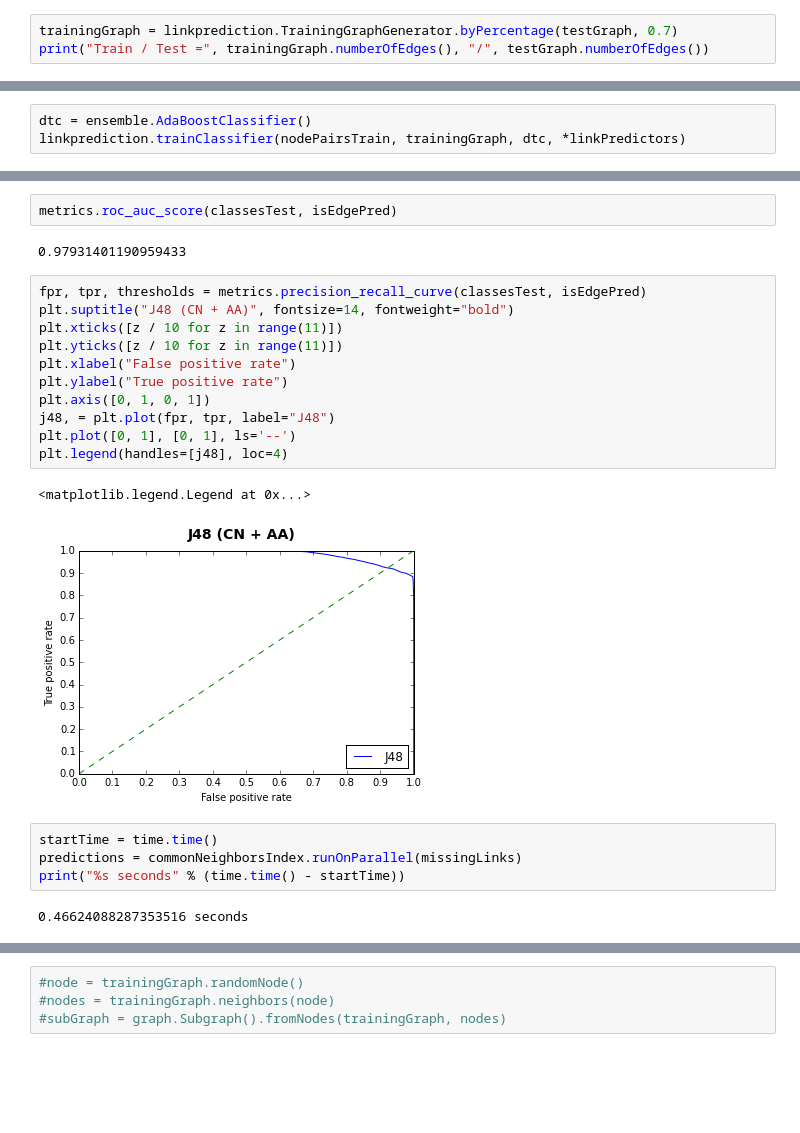
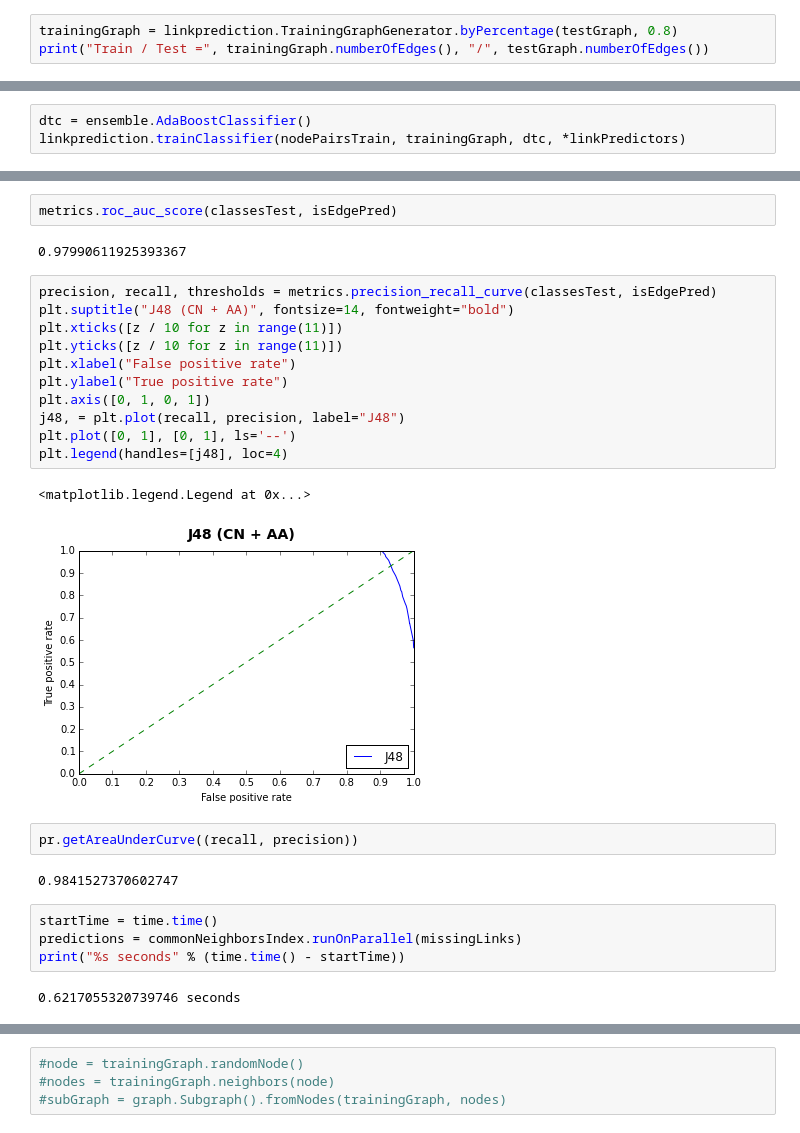
Before and after one commit to kit-parco/networkit-hyperbolic-kd, a Jupyter notebook: Doc/Notebooks/LinkPrediction.ipynb, the cells around one changed output, grey strips where cells are left out. Cells and saved outputs as stored; diff of their text form; blank space fills up the shorter version.

Commit message:
Fixed getAreaUnderCurve Python code
--HG--
branch : link-prediction

```diff
--- a/Doc/Notebooks/LinkPrediction.ipynb
+++ b/Doc/Notebooks/LinkPrediction.ipynb
@@ -31,6 +28,6 @@ testGraph = readGraph("input/CA-CondMat.edgelist", Format.SNAP)
 # %% [markdown]
 ## Create training and test set
 # %%
-trainingGraph = linkprediction.TrainingGraphGenerator.byPercentage(testGraph, 0.7)
+trainingGraph = linkprediction.TrainingGraphGenerator.byPercentage(testGraph, 0.8)
 print("Train / Test =", trainingGraph.numberOfEdges(), "/", testGraph.numberOfEdges())
 # %% [output]
@@ -118,27 +115,31 @@ plt.legend(handles=[j48], loc=4)
 # %%
 metrics.roc_auc_score(classesTest, isEdgePred)
 # %% [output]
-0.97931401190959433
+0.97990611925393367
 # %%
-fpr, tpr, thresholds = metrics.precision_recall_curve(classesTest, isEdgePred)
+precision, recall, thresholds = metrics.precision_recall_curve(classesTest, isEdgePred)
 plt.suptitle("J48 (CN + AA)", fontsize=14, fontweight="bold")
 plt.xticks([z / 10 for z in range(11)])
 plt.yticks([z / 10 for z in range(11)])
 plt.xlabel("False positive rate")
 plt.ylabel("True positive rate")
 plt.axis([0, 1, 0, 1])
-j48, = plt.plot(fpr, tpr, label="J48")
+j48, = plt.plot(recall, precision, label="J48")
 plt.plot([0, 1], [0, 1], ls='--')
 plt.legend(handles=[j48], loc=4)
 # %% [output]
 <matplotlib.legend.Legend at 0x...>
-[figure, old version]
+[figure, new version]
+# %%
+pr.getAreaUnderCurve((recall, precision))
+# %% [output]
+0.9841527370602747
 # %%
 startTime = time.time()
 predictions = commonNeighborsIndex.runOnParallel(missingLinks)
 print("%s seconds" % (time.time() - startTime))
 # %% [output]
-0.46624088287353516 seconds
+0.6217055320739746 seconds
 # %%
 X, Y = roc.getCurve(predictions)
 plt.suptitle("Common Neighbors Index", fontsize=14, fontweight="bold")
```
Also changed, not shown: parts of 23 cells of this notebook, 1 other file.
